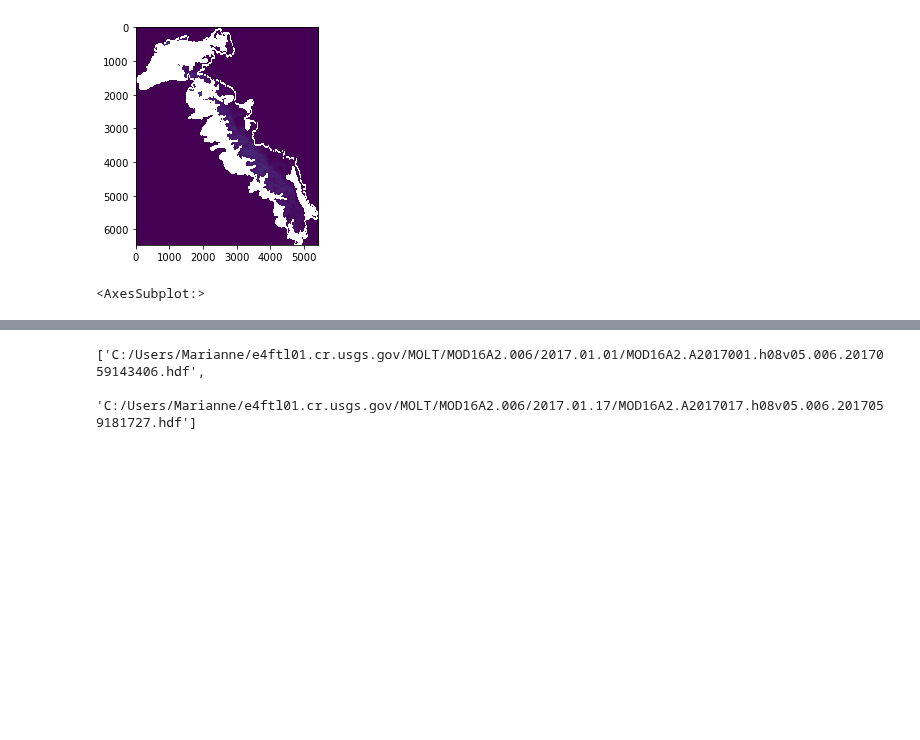
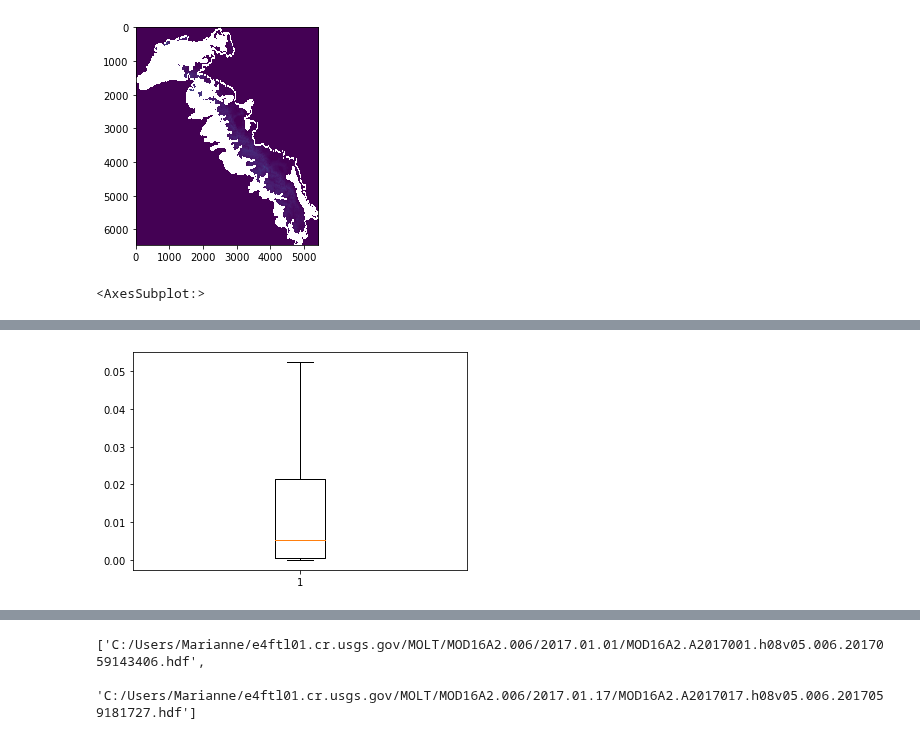
Before and after one commit to mariannecowherd/pe_snow_fires, a Jupyter notebook: scripts/pe_modis.ipynb, the cells around one changed output, grey strips where cells are left out. Drawn from its saved outputs; the diff is of its cells as text; code cells hidden in the pictures; blank space fills up the shorter version.

```diff
--- a/scripts/pe_modis.ipynb
+++ b/scripts/pe_modis.ipynb
@@ -211,0 +225,8 @@ for yr in range(1985,2016):
+# %%
+#vals = test.values.flatten()
+#vals = vals[vals>0]
+data = np.random.normal(100, 20, 200)
+plt.boxplot(all_sai,showfliers=False)
+plt.show()
+# %% [output]
+[figure, added]
```
Also changed, not shown: parts of 7 cells of this notebook.
